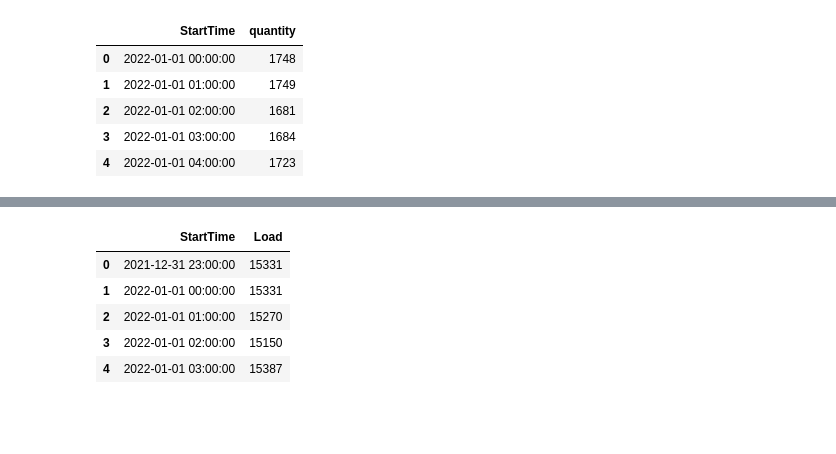
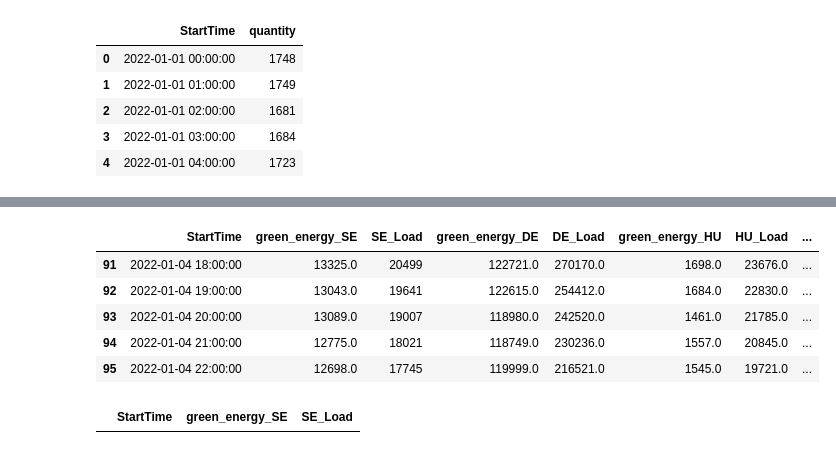
Before and after one commit to s-matke/eco-forecast, a Jupyter notebook: src/combine_data.ipynb, the cells around one changed output, grey strips where cells are left out. Saved outputs shown, nothing was run; the diff lists cells and outputs as text; code cells hidden in the pictures; blank space fills up the shorter version.

```diff
--- a/src/combine_data.ipynb
+++ b/src/combine_data.ipynb
@@ -515,0 +658,5 @@ def pre_process(file_name, dir_path):
+# %%
+df['StartTime'] = df['StartTime'].apply(lambda x: datetime.strptime(x[:-1], "%Y-%m-%dT%H:%M%z"))
+df['StartTime'] = pd.to_datetime(df['StartTime'].apply(lambda x: x.strftime('%Y-%m-%d %H:%M')))
+# %%
+df = fill_missing_hours(df, frequency=30.0, df_type='Load')
@@ -562,25 +727,29 @@ result_df.head()
 # %%
 # All that's left is to merge each of the dataframes saved within df_greens into a singular dataframe where quantities are summed up
 # Afterwards merge the df_load with the above mentioned dataframe, change column names so they're called Green_XX and Load_XX where XX is the region code (dir value)
-
+df_merges = []
+df_merged = None
 for dir in data_dirs:
     # dataframe name (dir = region code)
     # df_name = f'df_{dir}'
 
     dir_path = f'{DATA_PATH}/{dir}/'
     files = os.listdir(dir_path)
-    print("FILES: ", files)
+    # print("FILES: ", files)
 
     df_greens = []
     df_load = None
     for file_name in files:
+        if 'merged' in file_name.split('_'):
+            continue
         if 'load' not in file_name.split('_'):
             # extract ptr type from the file name
+            # print(file_name)
             ptr_type = file_name.split('_')[2].split('.')[0]
 
             # check if the extracted ptr type is considered green energy
             if ptr_type in list(green_energy_sources.keys()):
-                print("FILE: ", file_name)
+                # print("FILE: ", file_name)
                 df = pre_process(file_name, dir_path)
 
                 if df is None:
@@ -589,8 +758,22 @@ for dir in data_dirs:
                 df_greens.append(df)
         else:
             df_load = pre_process(file_name, dir_path)
+            df_load.rename(columns={'Load':f'{dir}_Load'}, inplace=True)
 
     # MERGE ALL FROM DF_GREENS INTO 1 AND SAVE IN ITS SUBDIRECTORY FOLDER OR SAVE IN ANOTHER LIST?
+    if len(df_greens) != 0:
+        df_merged = merge_gen_dataframes(df_greens, region_code=dir)
+        df_merged = pd.merge(df_merged, df_load, how='outer')
+    else:
+        df_merged = df_load
 
-    break
+    df_merged.to_csv(f'{DATA_PATH}/{dir}/merged_{dir}.csv')
+    df_merges.append(df_merged)
+
+raw_data = reduce(lambda left, right: pd.merge(left, right, on=['StartTime'], how='outer'), df_merges)
+if raw_data.isna().sum().sum() > 0:
+    raw_data.interpolate('linear', limit_direction='both', inplace=True)
+
+raw_data.to_csv(f'{DATA_PATH}/raw_data.csv')
+# df_merged.rename(columns={'quantity': f'green_energy_{region_code}'}, inplace=True)
 # %% [output]
@@ -598,9 +797,16 @@ DIR:  SE
-# %%
-df_load.head()
-# %% [output]
-|  | StartTime | Load |
-| 0 | 2021-12-31 23:00:00 | 15331 |
-| 1 | 2022-01-01 00:00:00 | 15331 |
-| 2 | 2022-01-01 01:00:00 | 15270 |
-| 3 | 2022-01-01 02:00:00 | 15150 |
-| 4 | 2022-01-01 03:00:00 | 15387 |
+# %%
+if raw_data.isna().sum().sum() > 0:
+    raw_data.interpolate('linear', limit_direction='both', inplace=True)
+# %%
+raw_data.tail()
+# %% [output]
+|  | StartTime | green_energy_SE | SE_Load | green_energy_DE | DE_Load | green_energy_HU | HU_Load | ... |
+| 91 | 2022-01-04 18:00:00 | 13325.0 | 20499 | 122721.0 | 270170.0 | 1698.0 | 23676.0 | ... |
+| 92 | 2022-01-04 19:00:00 | 13043.0 | 19641 | 122615.0 | 254412.0 | 1684.0 | 22830.0 | ... |
+| 93 | 2022-01-04 20:00:00 | 13089.0 | 19007 | 118980.0 | 242520.0 | 1461.0 | 21785.0 | ... |
+| 94 | 2022-01-04 21:00:00 | 12775.0 | 18021 | 118749.0 | 230236.0 | 1557.0 | 20845.0 | ... |
+| 95 | 2022-01-04 22:00:00 | 12698.0 | 17745 | 119999.0 | 216521.0 | 1545.0 | 19721.0 | ... |
+# %%
+df_merged.loc[(df_merged['green_energy_SE'] == 0) | (df_merged['SE_Load'] == 0)]
+# %% [output]
+|  | StartTime | green_energy_SE | SE_Load |
```
Also changed, not shown: parts of 15 cells of this notebook, 1 other file.
